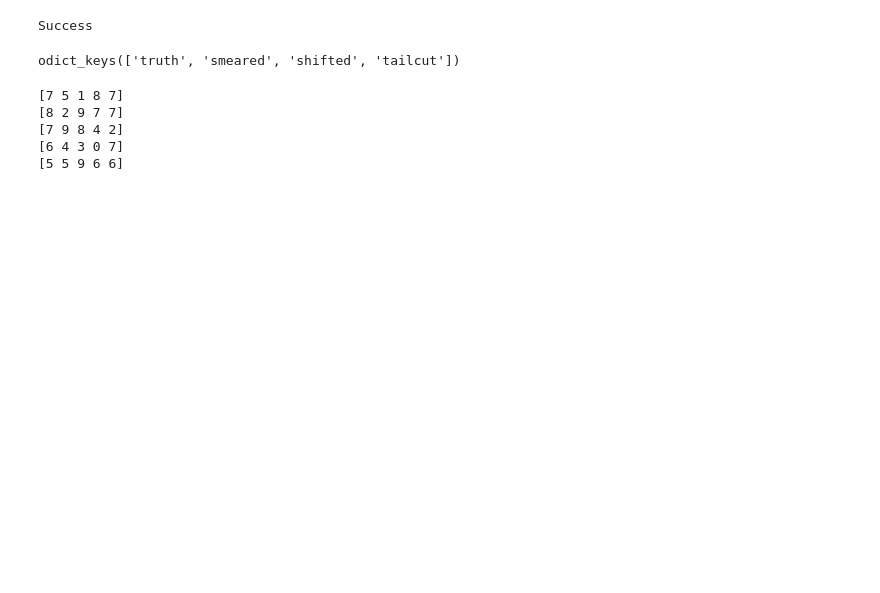
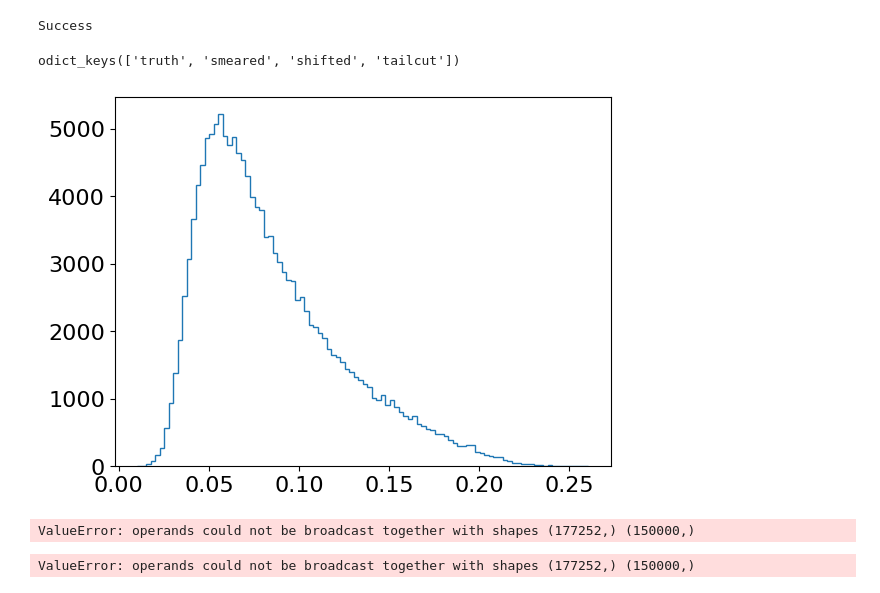
Before and after one commit to heidelberg-hepml/discriminator-metric, a Jupyter notebook: notebooks/jet_tests.ipynb, the cells around one changed output. Drawn from its saved outputs; the diff is of its cells as text; code cells hidden in the pictures; blank space fills up the shorter version.

```diff
--- a/notebooks/jet_tests.ipynb
+++ b/notebooks/jet_tests.ipynb
@@ -190,14 +234,3 @@ Success
 dists.keys()
 # %% [output]
 odict_keys(['truth', 'smeared', 'shifted', 'tailcut'])
-# %%
-np.random.seed(4)
-for i in range(5):
-    index = np.random.choice(np.arange(10), 5)
-    print(index)
-# %% [output]
-[7 5 1 8 7]
-[8 2 9 7 7]
-[7 9 8 4 2]
-[6 4 3 0 7]
-[5 5 9 6 6]
@@ -203,0 +241,8 @@ for i in range(5):
+# %%
+distorted_jet_data_df = pd.DataFrame(distorted_jet_data, columns=['pt', 'eta', 'mass', 'num_particles'])
+# %%
+plt.hist(distorted_jet_data_df['mass']/distorted_jet_data_df['pt'], bins=100,
+         histtype="step")
+plt.show()
+# %% [output]
+[figure, added]
@@ -203,0 +253,10 @@ for i in range(5):
+# %%
+distorted_jet_data_df['pt'].valu
+# %% [output]
+ValueError: operands could not be broadcast together with shapes (177252,) (150000,)
+# %%
+#plt.hist(distorted_jet_data_df['mass'], bins=100)
+plt.hist(distorted_jet_data_df['pt'], bins=100, histtype="step")
+plt.show()
+# %% [output]
+ValueError: operands could not be broadcast together with shapes (177252,) (150000,)
```
Also changed, not shown: parts of 13 cells of this notebook, 6 other files.
